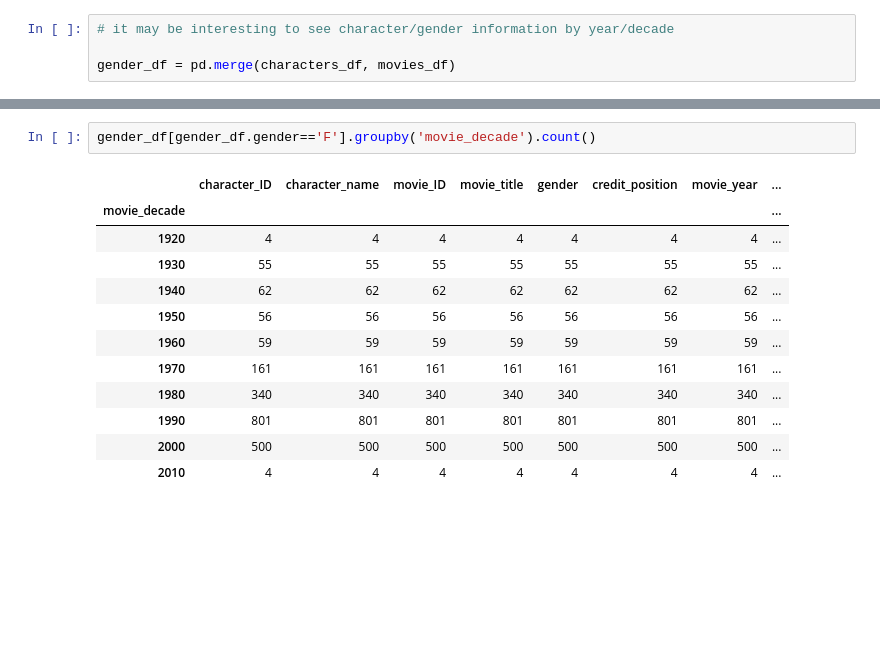
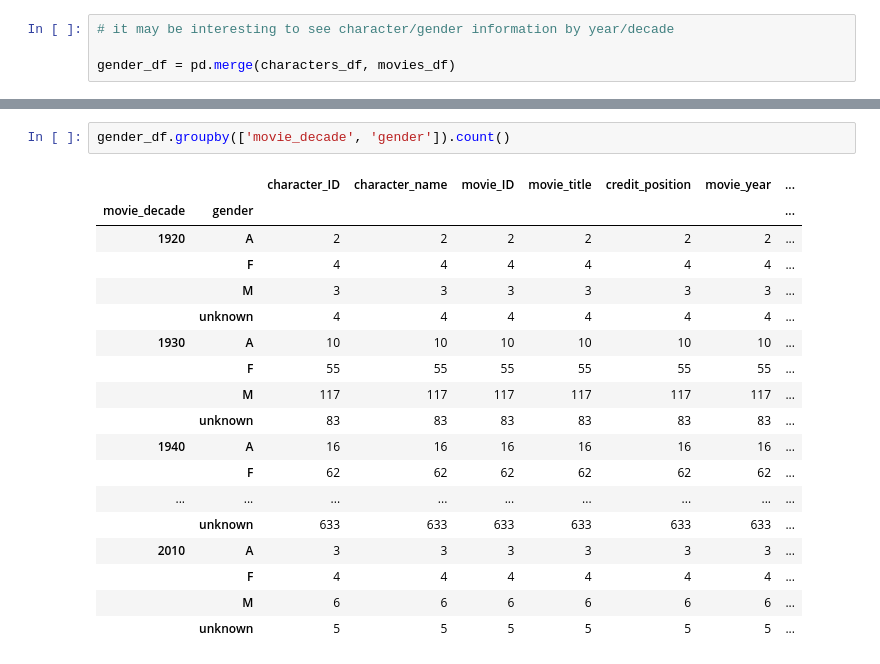
Before and after one commit to Data-Science-for-Linguists-2023/Movie-Gender-Dialogue-Analysis, a Jupyter notebook: Analysis_Notebook.ipynb, the cells around one changed output, grey strips where cells are left out. Saved outputs shown, nothing was run; the diff lists cells and outputs as text; blank space fills up the shorter version.

```diff
--- a/Analysis_Notebook.ipynb
+++ b/Analysis_Notebook.ipynb
@@ -254,18 +392,24 @@ gender_df.head()
 | 3 | u10 | SHARON | m0 | 10 things i hate about you | F | ? | 1999 | ['comedy', 'romance'] | ... |
 | 4 | u0 | BIANCA | m0 | 10 things i hate about you | F | 4 | 1999 | ['comedy', 'romance'] | ... |
 # %%
-gender_df[gender_df.gender=='F'].groupby('movie_decade').count()
+gender_df.groupby(['movie_decade', 'gender']).count()
 # %% [output]
-|  | character_ID | character_name | movie_ID | movie_title | gender | credit_position | movie_year | ... |
-| movie_decade |  |  |  |  |  |  |  | ... |
-| 1920 | 4 | 4 | 4 | 4 | 4 | 4 | 4 | ... |
-| 1930 | 55 | 55 | 55 | 55 | 55 | 55 | 55 | ... |
-| 1940 | 62 | 62 | 62 | 62 | 62 | 62 | 62 | ... |
-| 1950 | 56 | 56 | 56 | 56 | 56 | 56 | 56 | ... |
-| 1960 | 59 | 59 | 59 | 59 | 59 | 59 | 59 | ... |
-| 1970 | 161 | 161 | 161 | 161 | 161 | 161 | 161 | ... |
-| 1980 | 340 | 340 | 340 | 340 | 340 | 340 | 340 | ... |
-| 1990 | 801 | 801 | 801 | 801 | 801 | 801 | 801 | ... |
-| 2000 | 500 | 500 | 500 | 500 | 500 | 500 | 500 | ... |
-| 2010 | 4 | 4 | 4 | 4 | 4 | 4 | 4 | ... |
+|  |  | character_ID | character_name | movie_ID | movie_title | credit_position | movie_year | ... |
+| movie_decade | gender |  |  |  |  |  |  | ... |
+| 1920 | A | 2 | 2 | 2 | 2 | 2 | 2 | ... |
+|  | F | 4 | 4 | 4 | 4 | 4 | 4 | ... |
+|  | M | 3 | 3 | 3 | 3 | 3 | 3 | ... |
+|  | unknown | 4 | 4 | 4 | 4 | 4 | 4 | ... |
+| 1930 | A | 10 | 10 | 10 | 10 | 10 | 10 | ... |
+|  | F | 55 | 55 | 55 | 55 | 55 | 55 | ... |
+|  | M | 117 | 117 | 117 | 117 | 117 | 117 | ... |
+|  | unknown | 83 | 83 | 83 | 83 | 83 | 83 | ... |
+| 1940 | A | 16 | 16 | 16 | 16 | 16 | 16 | ... |
+|  | F | 62 | 62 | 62 | 62 | 62 | 62 | ... |
+| ... | ... | ... | ... | ... | ... | ... | ... | ... |
+|  | unknown | 633 | 633 | 633 | 633 | 633 | 633 | ... |
+| 2010 | A | 3 | 3 | 3 | 3 | 3 | 3 | ... |
+|  | F | 4 | 4 | 4 | 4 | 4 | 4 | ... |
+|  | M | 6 | 6 | 6 | 6 | 6 | 6 | ... |
+|  | unknown | 5 | 5 | 5 | 5 | 5 | 5 | ... |
 # %%
```
Also changed, not shown: parts of 36 cells of this notebook.
